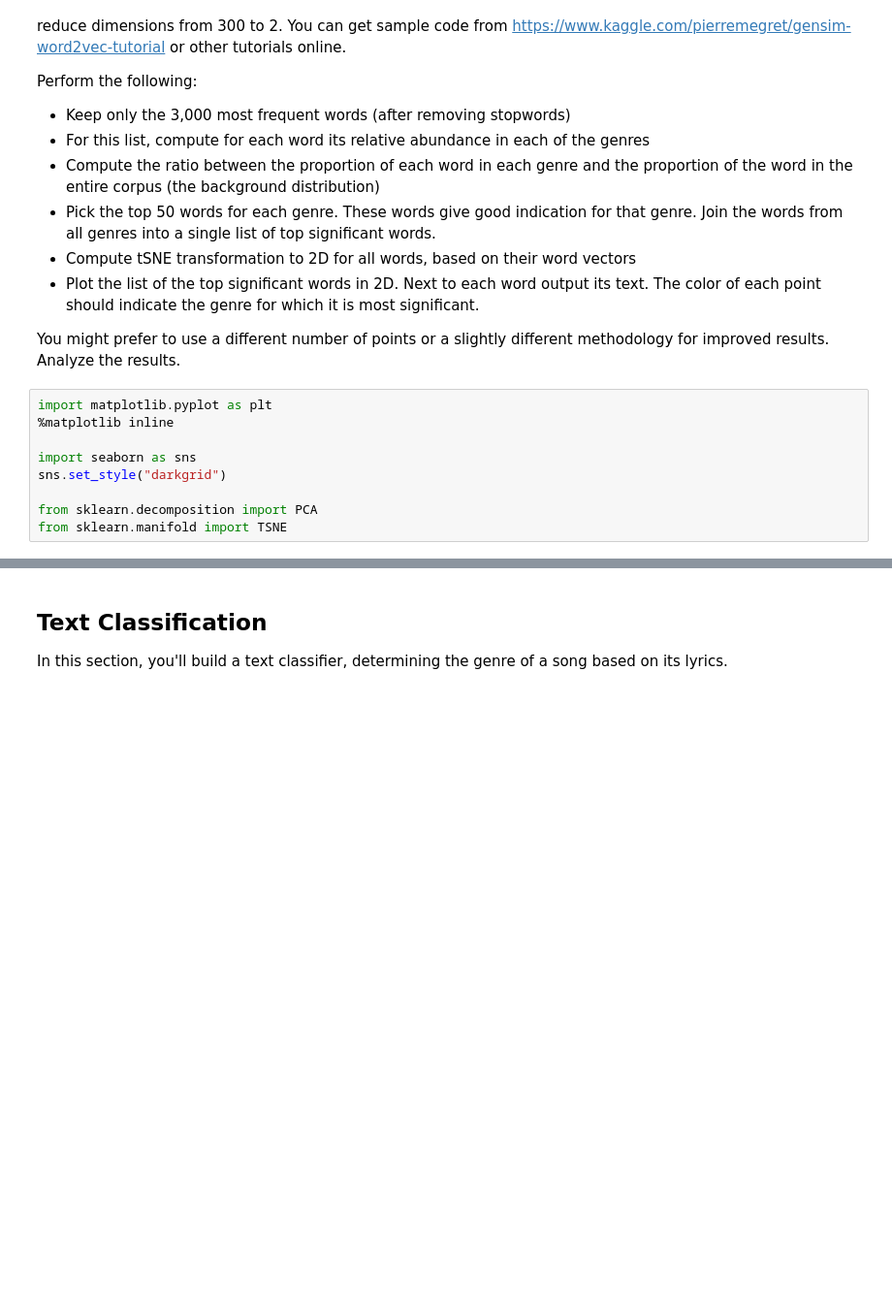
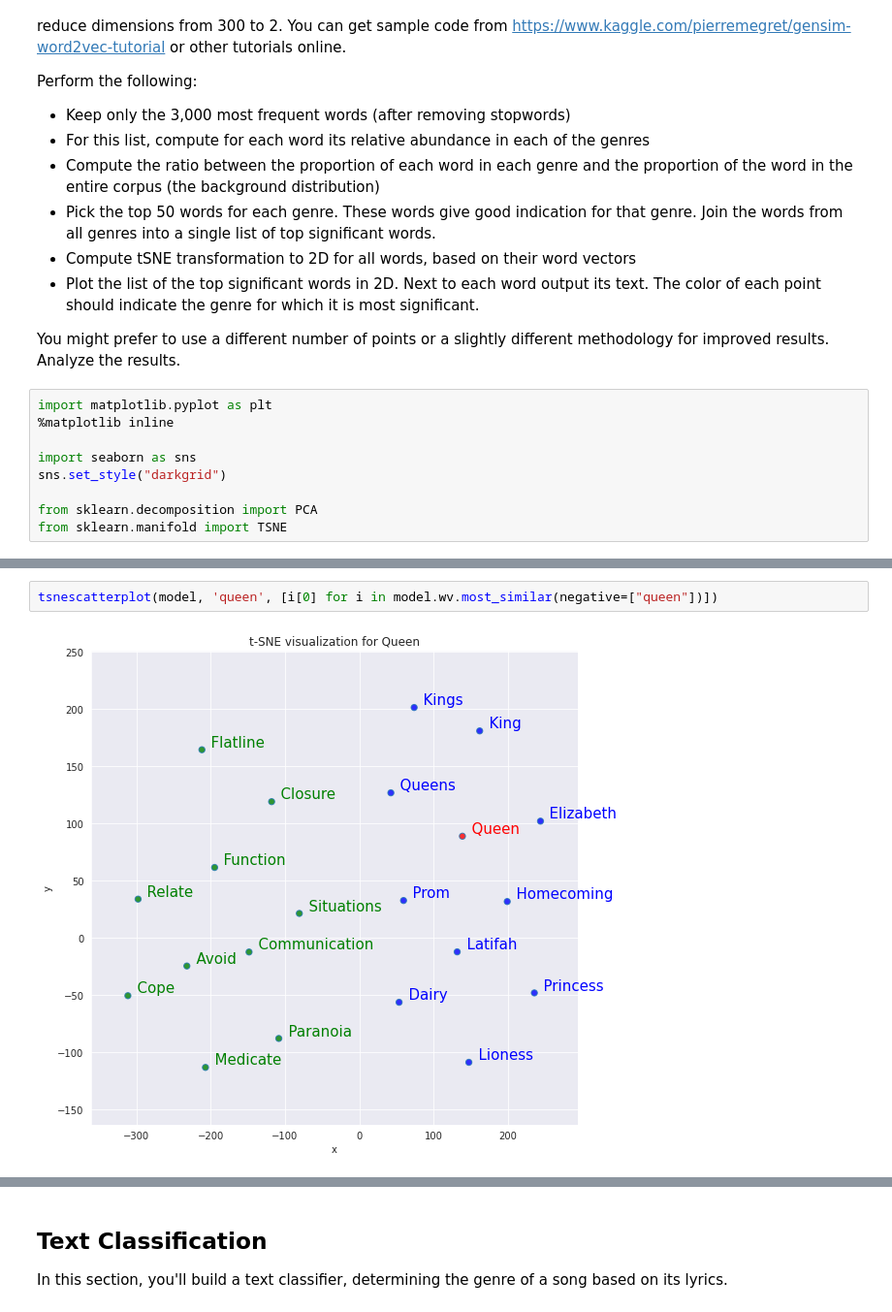
Before and after one commit to GreJerdev/Y-data, a Jupyter notebook: dl/home_work3/DL_word_embedding_assignment.ipynb, the cells around one changed output, grey strips where cells are left out. Shown at 97% size. Drawn from its saved outputs; the diff is of its cells as text; blank space fills up the shorter version.

```diff
--- a/dl/home_work3/DL_word_embedding_assignment.ipynb
+++ b/dl/home_work3/DL_word_embedding_assignment.ipynb
@@ -414,0 +501,4 @@ from sklearn.manifold import TSNE
+# %%
+tsnescatterplot(model, 'queen', [i[0] for i in model.wv.most_similar(negative=["queen"])])
+# %% [output]
+[figure, added]
```
Also changed, not shown: parts of 4 cells of this notebook.
